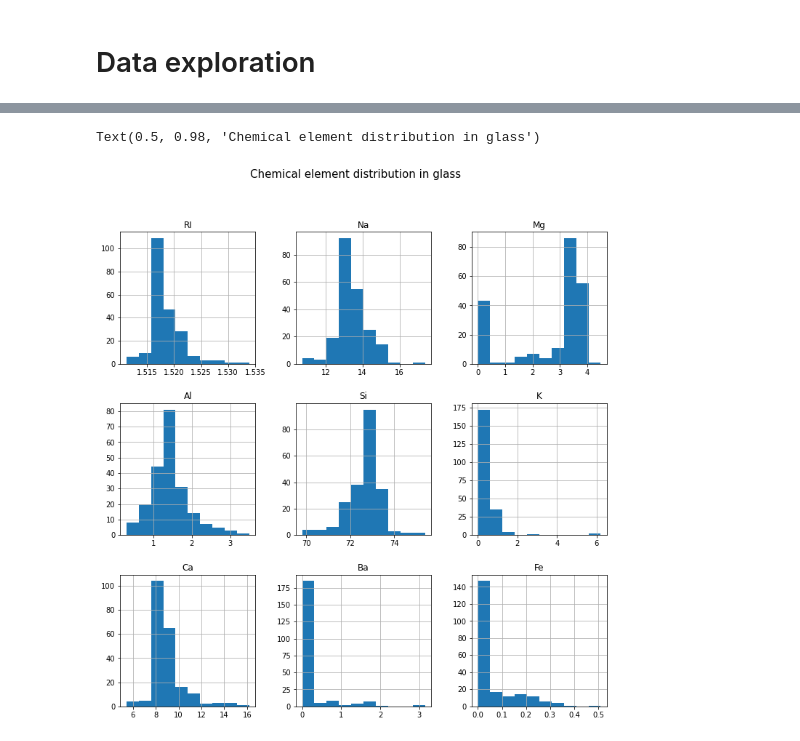
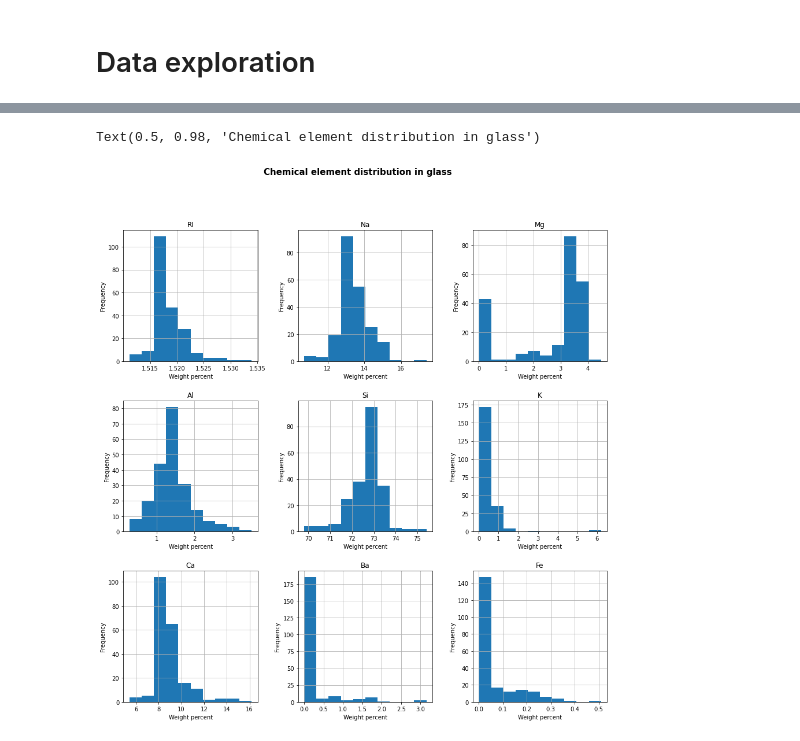
Before and after one commit to xian-94/ds_asm2_clustering, a Jupyter notebook: assignment2.ipynb, the cells around one changed output, grey strips where cells are left out. Drawn from its saved outputs; the diff is of its cells as text; code cells hidden in the pictures.

```diff
--- a/assignment2.ipynb
+++ b/assignment2.ipynb
@@ -150,9 +203,14 @@ glass_df[glass_df.columns.difference(['Type'])].describe()
 # %%
-fig, axes = plt.subplots(3,3, figsize=(12,12))
+# Plot histogram for each column
+fig, axes = plt.subplots(3,3, figsize=(15,15))
 
-for i in range(len(headers)-1):
-    a = glass_df.hist(column=headers[i], ax = axes.flatten()[i], figsize=(12,8))
-fig.suptitle('Chemical element distribution in glass', fontsize=15)
+for i in range(len(headers) - 1):
+    ax = axes.flatten()[i]
+    glass_df.hist(column=headers[i], ax=ax)
+    ax.set_title(headers[i])
+    ax.set_xlabel('Weight percent')
+    ax.set_ylabel('Frequency')
+fig.suptitle('Chemical element distribution in glass', fontsize=15, fontweight='bold')
 # %% [output]
 Text(0.5, 0.98, 'Chemical element distribution in glass')
-[figure, old version]
+[figure, new version]
```
Also changed, not shown: parts of 47 cells of this notebook.
